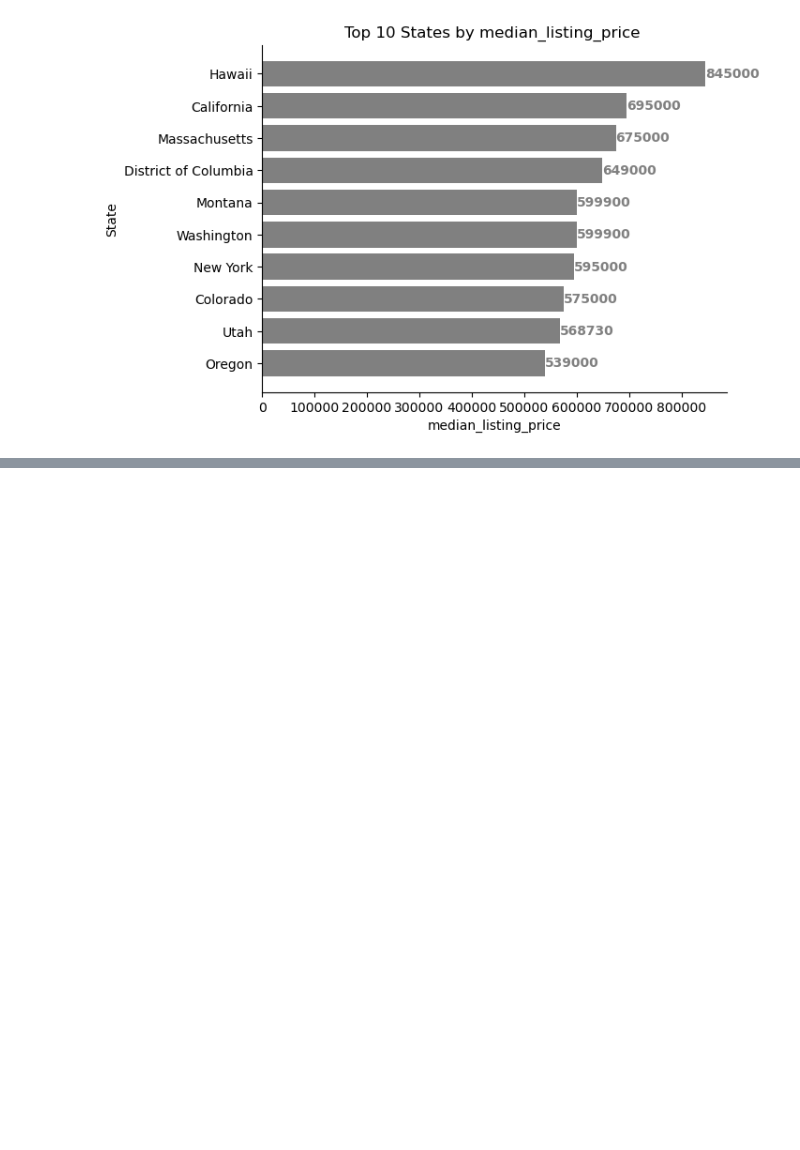
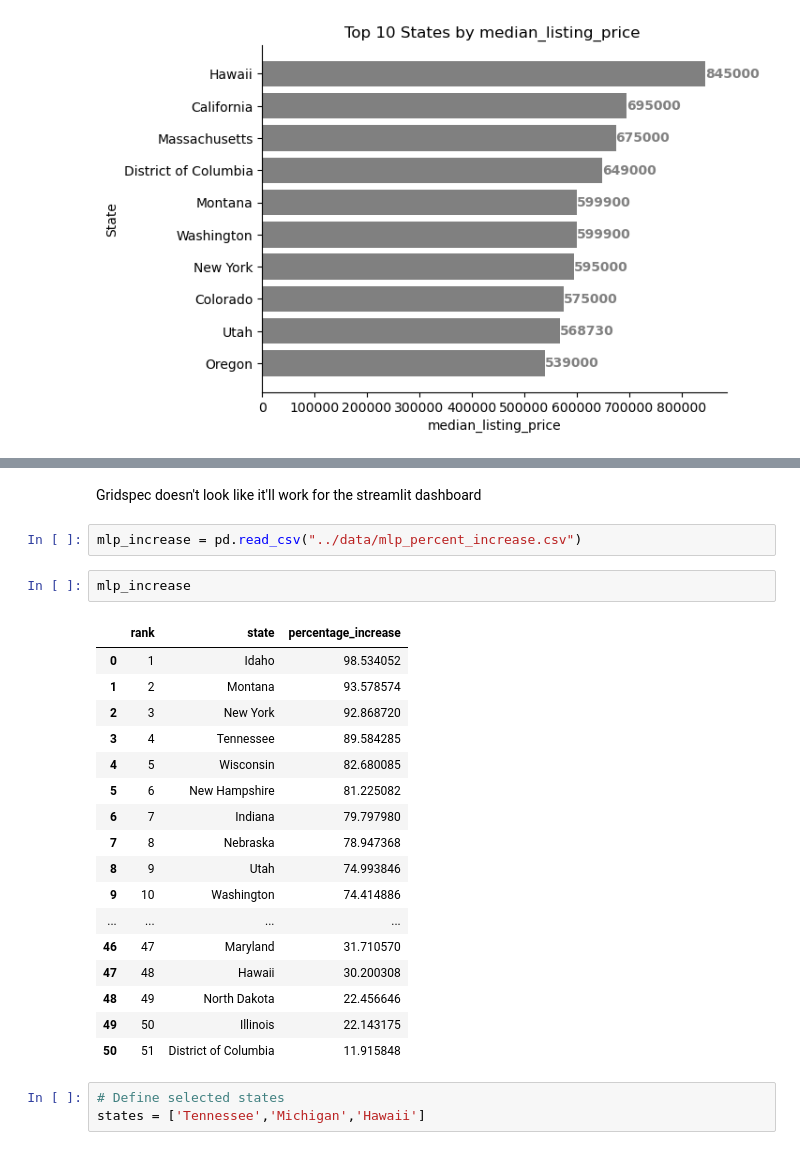
Before and after one commit to ParisAParker/Housing-Affordability-Analysis, a Jupyter notebook: notebooks/Housing EDA.ipynb, the cells around one changed output, grey strips where cells are left out. Drawn from its saved outputs; the diff is of its cells as text; blank space fills up the shorter version.

Commit message:
Updated streamlit app

```diff
--- a/notebooks/Housing EDA.ipynb
+++ b/notebooks/Housing EDA.ipynb
@@ -300,0 +569,27 @@ Index(['month_date_yyyymm', 'state', 'state_id', 'median_listing_price',
+# %% [markdown]
+Gridspec doesn't look like it'll work for the streamlit dashboard
+# %%
+mlp_increase = pd.read_csv("../data/mlp_percent_increase.csv")
+# %%
+mlp_increase
+# %% [output]
+|  | rank | state | percentage_increase |
+| 0 | 1 | Idaho | 98.534052 |
+| 1 | 2 | Montana | 93.578574 |
+| 2 | 3 | New York | 92.868720 |
+| 3 | 4 | Tennessee | 89.584285 |
+| 4 | 5 | Wisconsin | 82.680085 |
+| 5 | 6 | New Hampshire | 81.225082 |
+| 6 | 7 | Indiana | 79.797980 |
+| 7 | 8 | Nebraska | 78.947368 |
+| 8 | 9 | Utah | 74.993846 |
+| 9 | 10 | Washington | 74.414886 |
+| ... | ... | ... | ... |
+| 46 | 47 | Maryland | 31.710570 |
+| 47 | 48 | Hawaii | 30.200308 |
+| 48 | 49 | North Dakota | 22.456646 |
+| 49 | 50 | Illinois | 22.143175 |
+| 50 | 51 | District of Columbia | 11.915848 |
+# %%
+# Define selected states
+states = ['Tennessee','Michigan','Hawaii']
```
Also changed, not shown: parts of 13 cells of this notebook, 1 other file.
